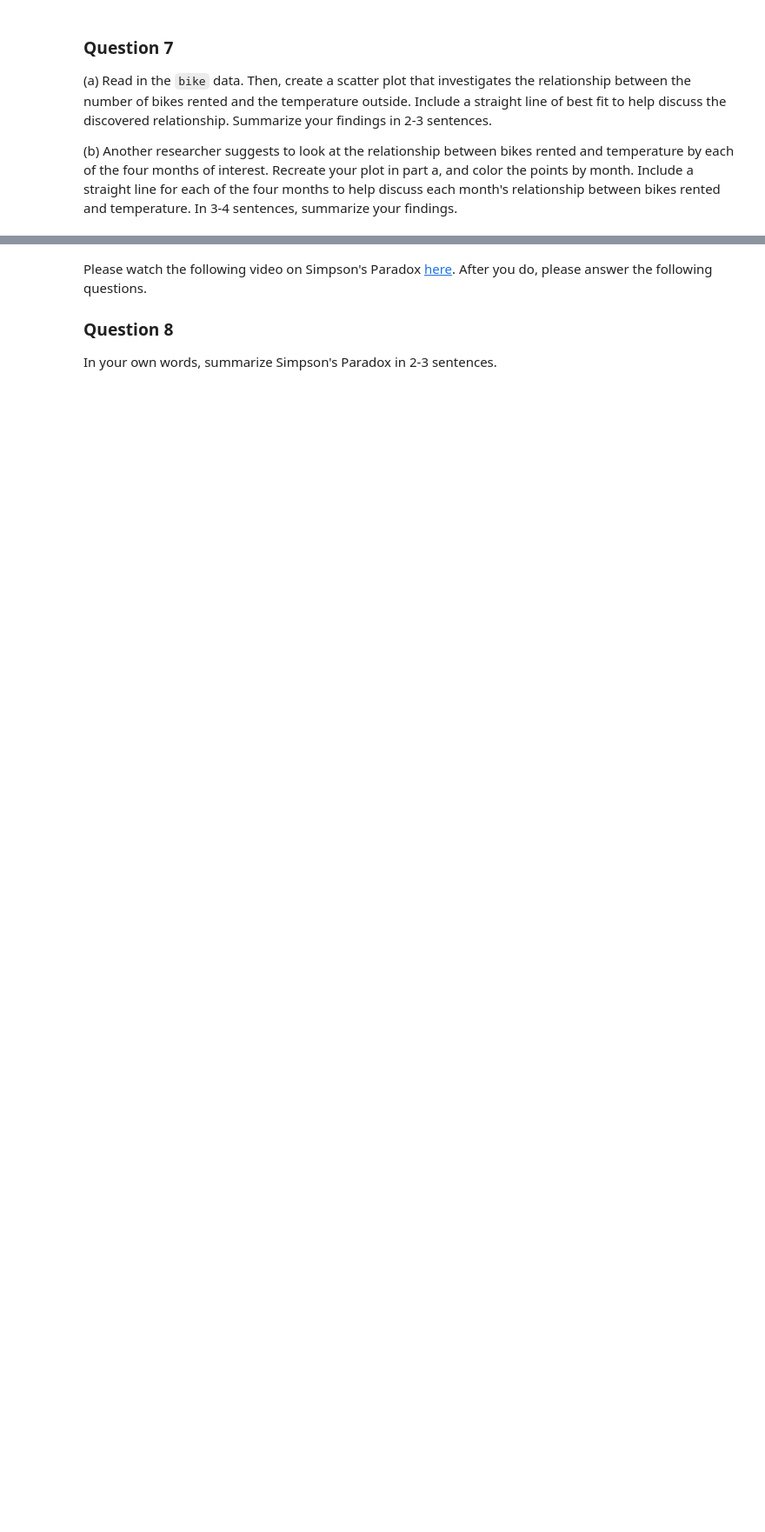
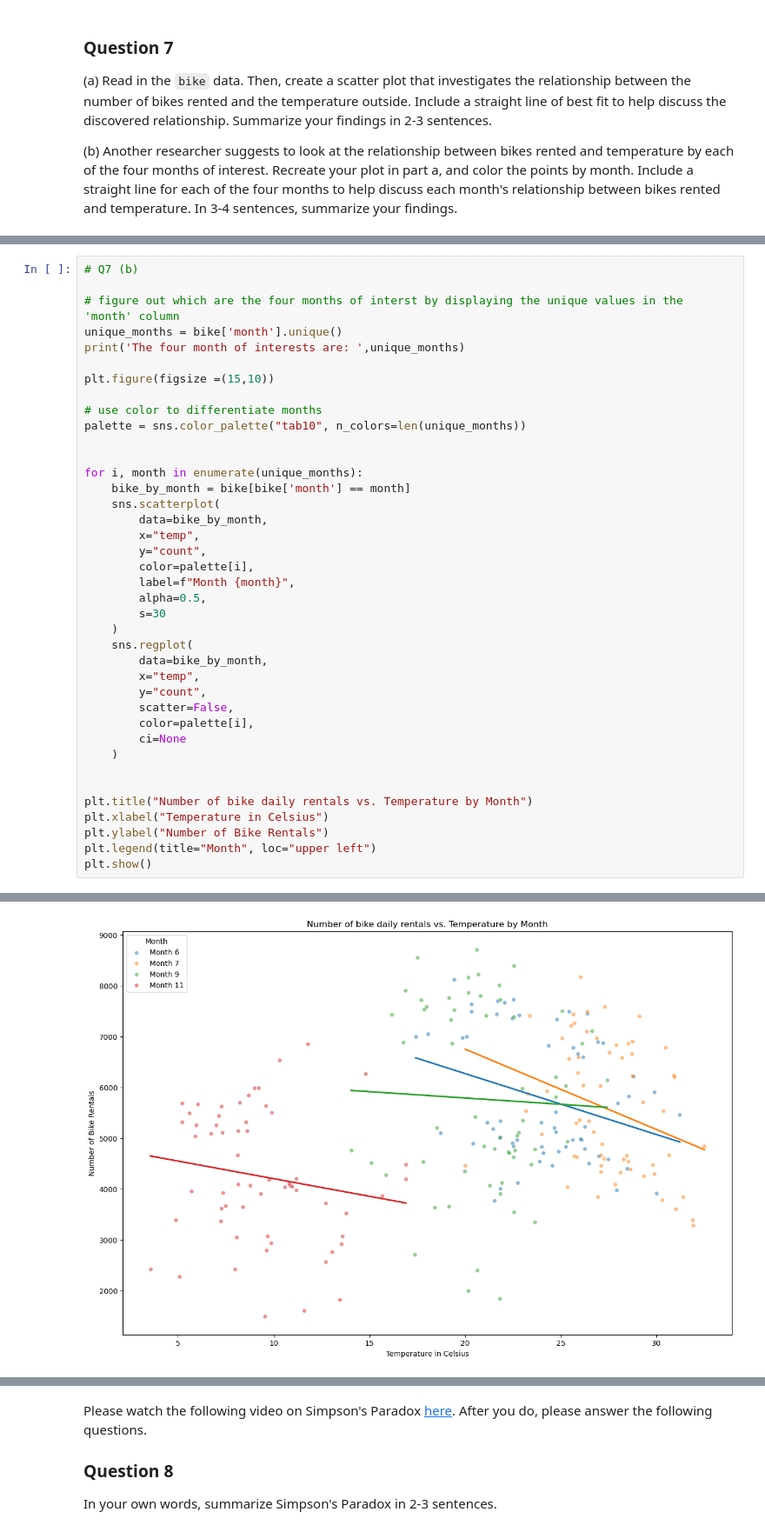
Before and after one commit to Weiliang-D/lab-05-LeanMeanLearningMachines, a Jupyter notebook: lab-5.ipynb, the cells around one changed output, grey strips where cells are left out. Shown at 87% size. Saved outputs shown, nothing was run; the diff lists cells and outputs as text; blank space fills up the shorter version.

```diff
--- a/lab-5.ipynb
+++ b/lab-5.ipynb
@@ -160,0 +184,40 @@ Below is a list of variables and their definitions:
+# %%
+# Q7 (b)
+
+# figure out which are the four months of interst by displaying the unique values in the 'month' column
+unique_months = bike['month'].unique()
+print('The four month of interests are: ',unique_months)
+
+plt.figure(figsize =(15,10))
+
+# use color to differentiate months
+palette = sns.color_palette("tab10", n_colors=len(unique_months))
+
+
+for i, month in enumerate(unique_months):
+    bike_by_month = bike[bike['month'] == month]
+    sns.scatterplot(
+        data=bike_by_month,
+        x="temp",
+        y="count",
+        color=palette[i],
+        label=f"Month {month}",
+        alpha=0.5,
+        s=30
+    )
+    sns.regplot(
+        data=bike_by_month,
+        x="temp",
+        y="count",
+        scatter=False,
+        color=palette[i],
+        ci=None
+    )
+
+
+plt.title("Number of bike daily rentals vs. Temperature by Month")
+plt.xlabel("Temperature in Celsius")
+plt.ylabel("Number of Bike Rentals")
+plt.legend(title="Month", loc="upper left")
+plt.show()
+# %% [output]
@@ -160,0 +225 @@ Below is a list of variables and their definitions:
+[figure, added]
```
Also changed, not shown: parts of 8 cells of this notebook.
